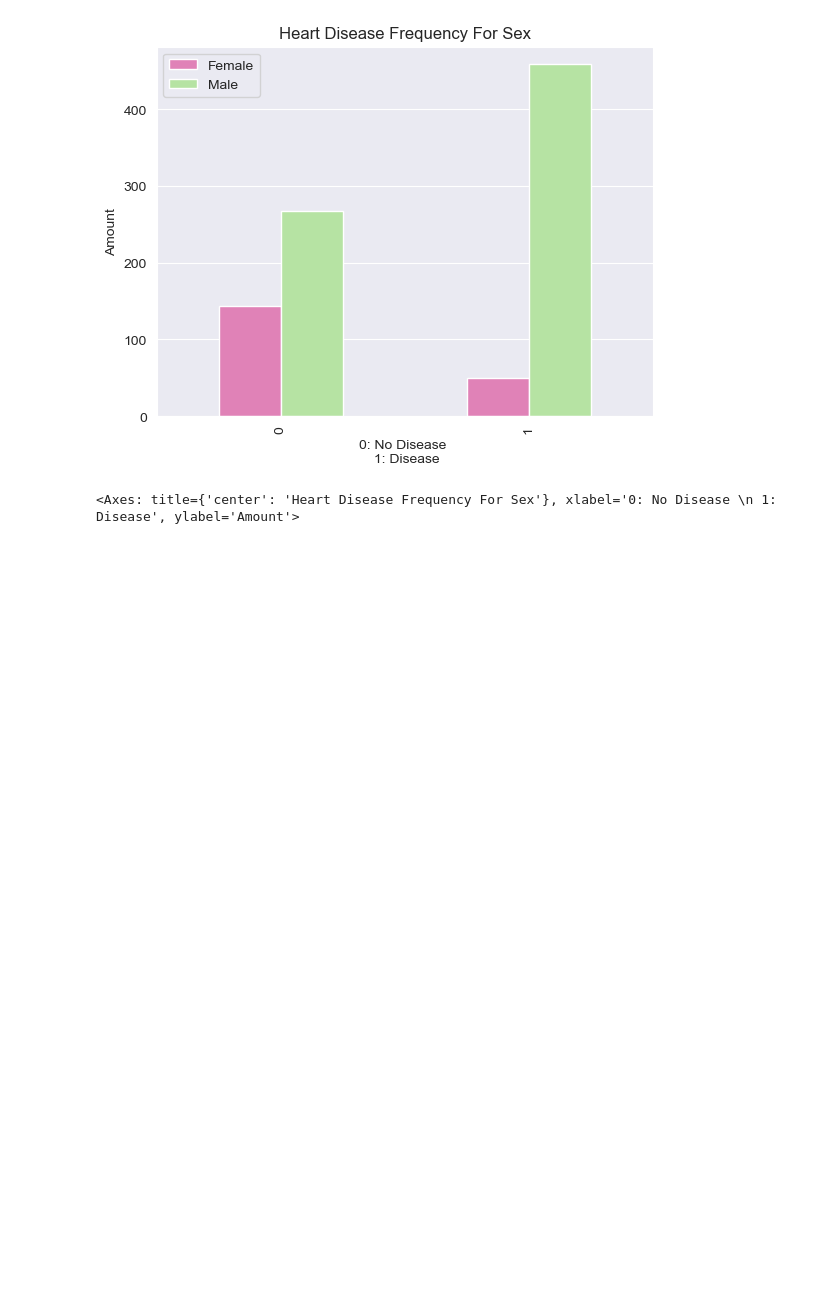
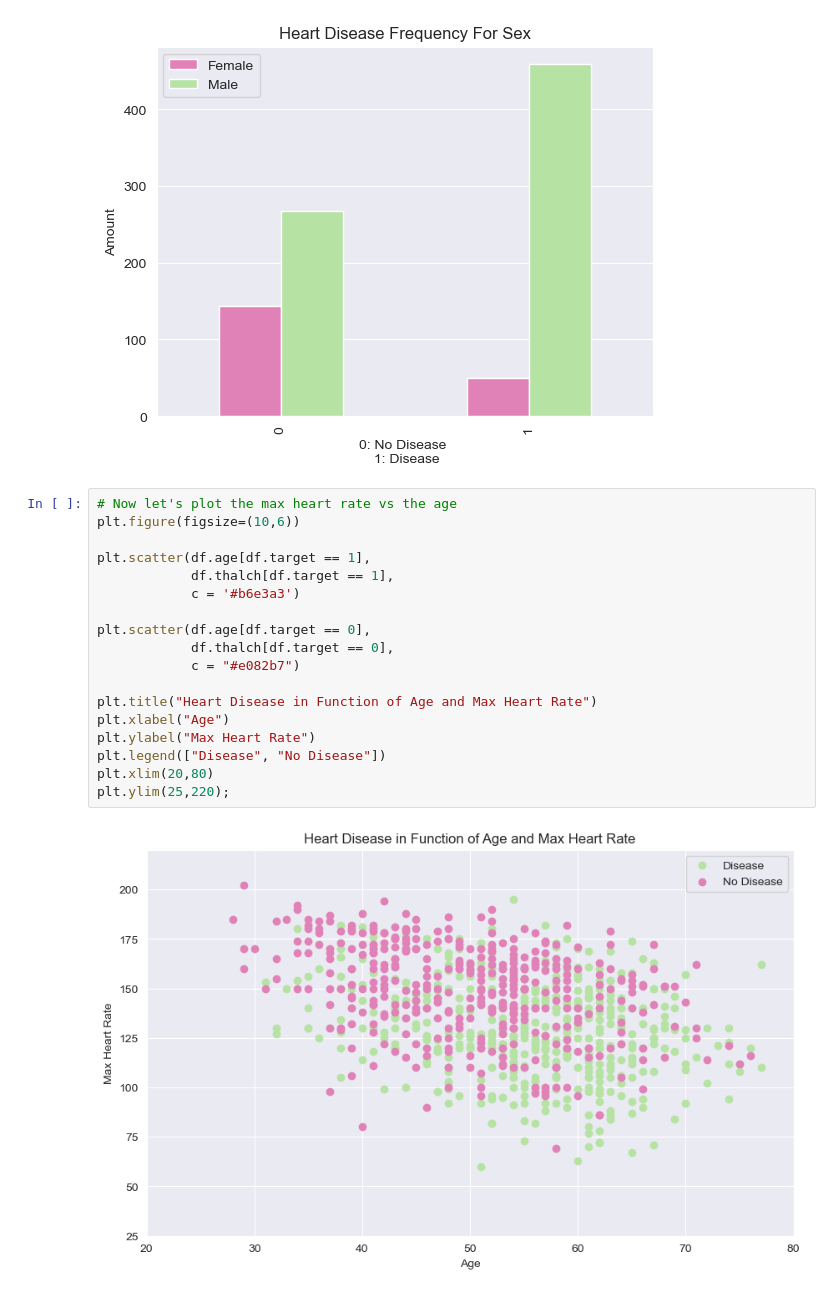
Before and after one commit to imelinc/heart-disease-project, a Jupyter notebook: heart-disease-project.ipynb, the cells around one changed output. Saved outputs shown, nothing was run; the diff lists cells and outputs as text; blank space fills up the shorter version.

Commit message:
Plotted age vs max heart rate

```diff
--- a/heart-disease-project.ipynb
+++ b/heart-disease-project.ipynb
@@ -271,5 +271,22 @@ plt.ylabel("Amount");
 # %% [output]
 [figure]
 # %%
+# Now let's plot the max heart rate vs the age
+plt.figure(figsize=(10,6))
+
+plt.scatter(df.age[df.target == 1],
+            df.thalch[df.target == 1],
+            c = '#b6e3a3')
+
+plt.scatter(df.age[df.target == 0],
+            df.thalch[df.target == 0],
+            c = "#e082b7")
+
+plt.title("Heart Disease in Function of Age and Max Heart Rate")
+plt.xlabel("Age")
+plt.ylabel("Max Heart Rate")
+plt.legend(["Disease", "No Disease"])
+plt.xlim(20,80)
+plt.ylim(25,220);
 # %% [output]
-<Axes: title={'center': 'Heart Disease Frequency For Sex'}, xlabel='0: No Disease \n 1: Disease', ylabel='Amount'>
+[figure, added]
```
